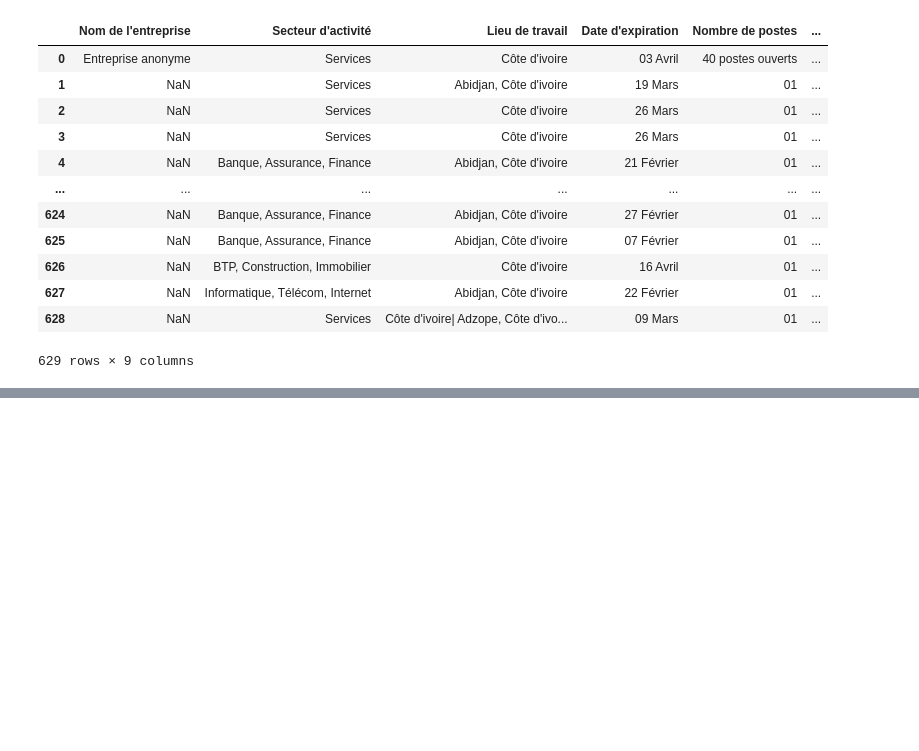
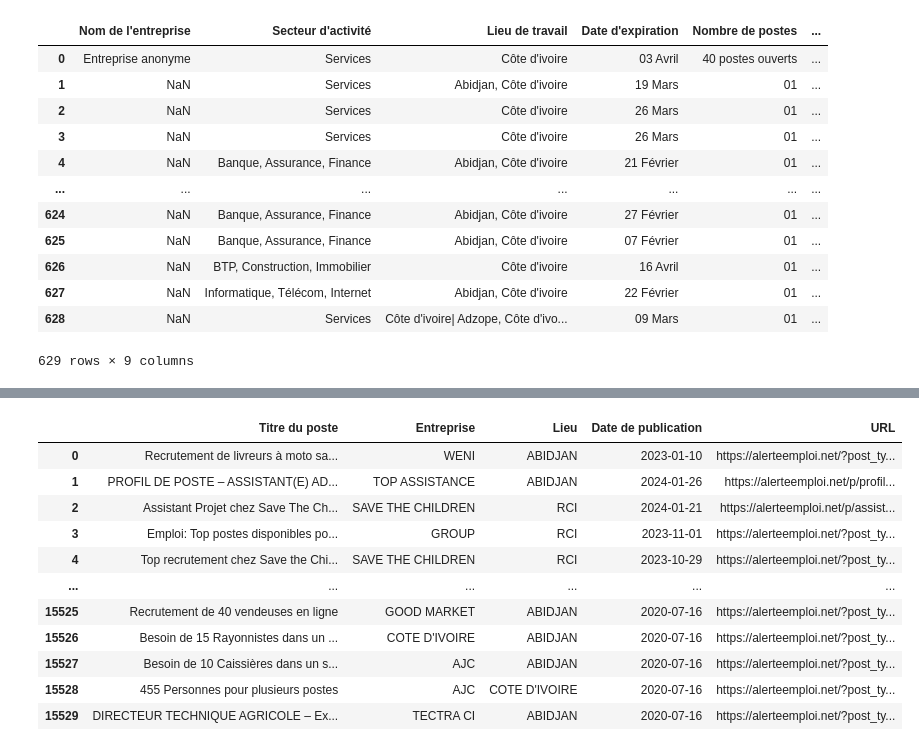
Before and after one commit to cae-ins/Webscraping_Offre_Emploi, a Jupyter notebook: notebooks/Novojon_Educarriere.ipynb, the cells around one changed output, grey strips where cells are left out. Drawn from its saved outputs; the diff is of its cells as text; code cells hidden in the pictures; blank space fills up the shorter version.

```diff
--- a/notebooks/Novojon_Educarriere.ipynb
+++ b/notebooks/Novojon_Educarriere.ipynb
@@ -1093,0 +1798,82 @@ df_E
+# %%
+import time
+import pandas as pd
+from selenium import webdriver
+from bs4 import BeautifulSoup
+from selenium.webdriver.chrome.options import Options
+from selenium.webdriver.common.by import By
+from selenium.webdriver.support.ui import WebDriverWait
+from selenium.webdriver.support import expected_conditions as EC
+
+# Liste des URLs des offres d'emploi
+job_listing_urls = [
+    "https://alerteemploi.net/toutes-les-offres/",
+    # Ajoutez d'autres URLs au besoin
+]
+
+# Configurez Selenium pour s'exécuter en mode headless (sans ouvrir de fenêtre de navigateur)
+chrome_options = Options()
+chrome_options.add_argument("--headless")
+driver = webdriver.Chrome(options=chrome_options)
+
+# Liste pour stocker les données des offres d'emploi
+job_data = []
+
+# Boucle à travers chaque URL d'offre d'emploi
+for url in job_listing_urls:
+    # Envoyez une requête GET en utilisant Selenium
+    driver.get(url)
+
+    while True:
+        try:
+            # Cliquez sur le bouton "Load more listings"
+            load_more_button = driver.find_element(By.CLASS_NAME, 'load_more_jobs')
+            load_more_button.click()
+
+            # Attendez le chargement des nouvelles offres d'emploi
+            WebDriverWait(driver, 10).until(
+                EC.invisibility_of_element_located((By.CLASS_NAME, 'loading_jobs'))
+            )
+
+            # Obtenez le code source de la page mis à jour
+            page_source = driver.page_source
+
+            # Utilisez BeautifulSoup pour analyser le HTML
+            soup = BeautifulSoup(page_source, 'html.parser')
+
+            # Trouvez toutes les offres d'emploi sur la page
+            job_listings = soup.find_all('li', class_='job_listing')
+
+            # Boucle à travers chaque offre d'emploi et extrayez les informations
+            for listing in job_listings:
+                job_title = listing.find('div', class_='position').find('h3').text.strip()
+                company = listing.find('div', class_='company').find('strong').text.strip()
+                location = listing.find('div', class_='location').text.strip()
+                date_posted_element = listing.find('li', class_='date').find('time')
+                date_posted = date_posted_element['datetime'].strip() if date_posted_element else None
+                listing_url = listing.find('a')['href']
+
+                # Stockez les données dans un dictionnaire
+                job_entry = {
+                    'Titre du poste': job_title,
+                    'Entreprise': company,
+                    'Lieu': location,
+                    'Date de publication': date_posted,
+                    'URL': listing_url
+                }
+
+                job_data.append(job_entry)
+
+        except Exception as e:
+            # Sortez de la boucle si le bouton n'est pas trouvé ou s'il y a une exception
+            break
+
+# Fermez le pilote Selenium
+driver.quit()
+
+# Créez un DataFrame
+df_alerteemploi = pd.DataFrame(job_data)
+
+# Affichez le DataFrame
+df_alerteemploi
+# %% [output]
@@ -1093,0 +1881,12 @@ df_E
+|  | Titre du poste | Entreprise | Lieu | Date de publication | URL |
+| 0 | Recrutement de livreurs à moto sa... | WENI | ABIDJAN | 2023-01-10 | https://alerteemploi.net/?post_ty... |
+| 1 | PROFIL DE POSTE – ASSISTANT(E) AD... | TOP ASSISTANCE | ABIDJAN | 2024-01-26 | https://alerteemploi.net/p/profil... |
+| 2 | Assistant Projet chez Save The Ch... | SAVE THE CHILDREN | RCI | 2024-01-21 | https://alerteemploi.net/p/assist... |
+| 3 | Emploi: Top postes disponibles po... | GROUP | RCI | 2023-11-01 | https://alerteemploi.net/?post_ty... |
+| 4 | Top recrutement chez Save the Chi... | SAVE THE CHILDREN | RCI | 2023-10-29 | https://alerteemploi.net/?post_ty... |
+| ... | ... | ... | ... | ... | ... |
+| 15525 | Recrutement de 40 vendeuses en ligne | GOOD MARKET | ABIDJAN | 2020-07-16 | https://alerteemploi.net/?post_ty... |
+| 15526 | Besoin de 15 Rayonnistes dans un ... | COTE D'IVOIRE | ABIDJAN | 2020-07-16 | https://alerteemploi.net/?post_ty... |
+| 15527 | Besoin de 10 Caissières dans un s... | AJC | ABIDJAN | 2020-07-16 | https://alerteemploi.net/?post_ty... |
+| 15528 | 455 Personnes pour plusieurs postes | AJC | COTE D'IVOIRE | 2020-07-16 | https://alerteemploi.net/?post_ty... |
+| 15529 | DIRECTEUR TECHNIQUE AGRICOLE – Ex... | TECTRA CI | ABIDJAN | 2020-07-16 | https://alerteemploi.net/?post_ty... |
```
Also changed, not shown: parts of 59 cells of this notebook.
